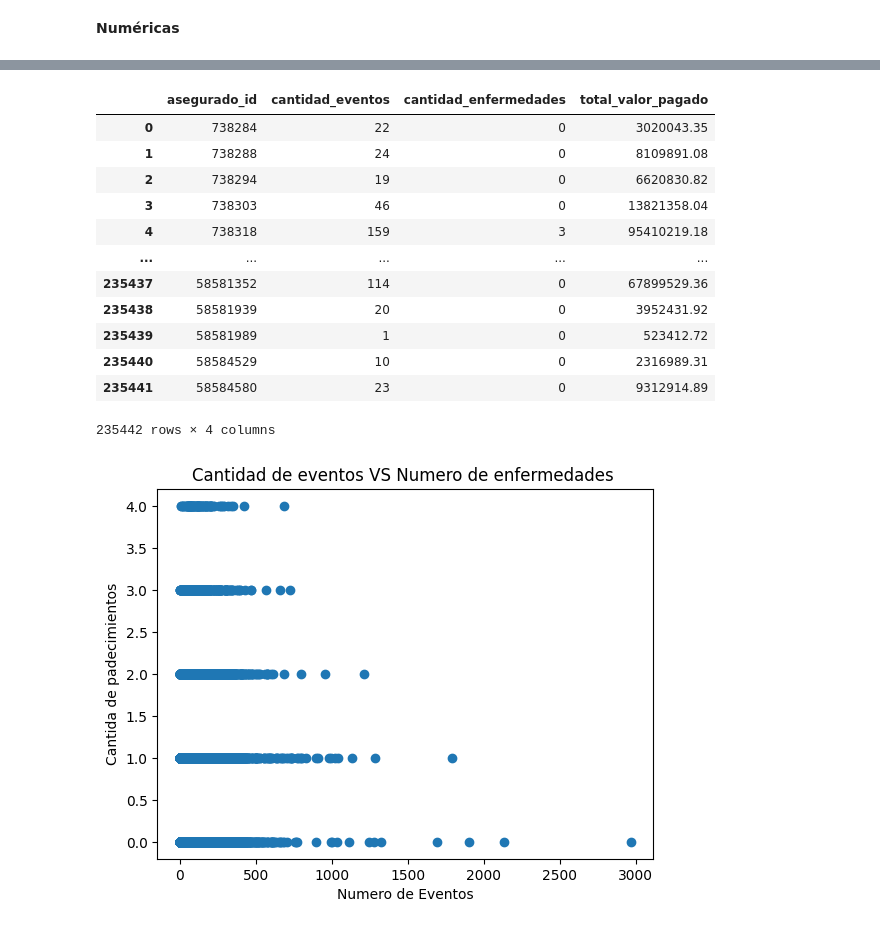
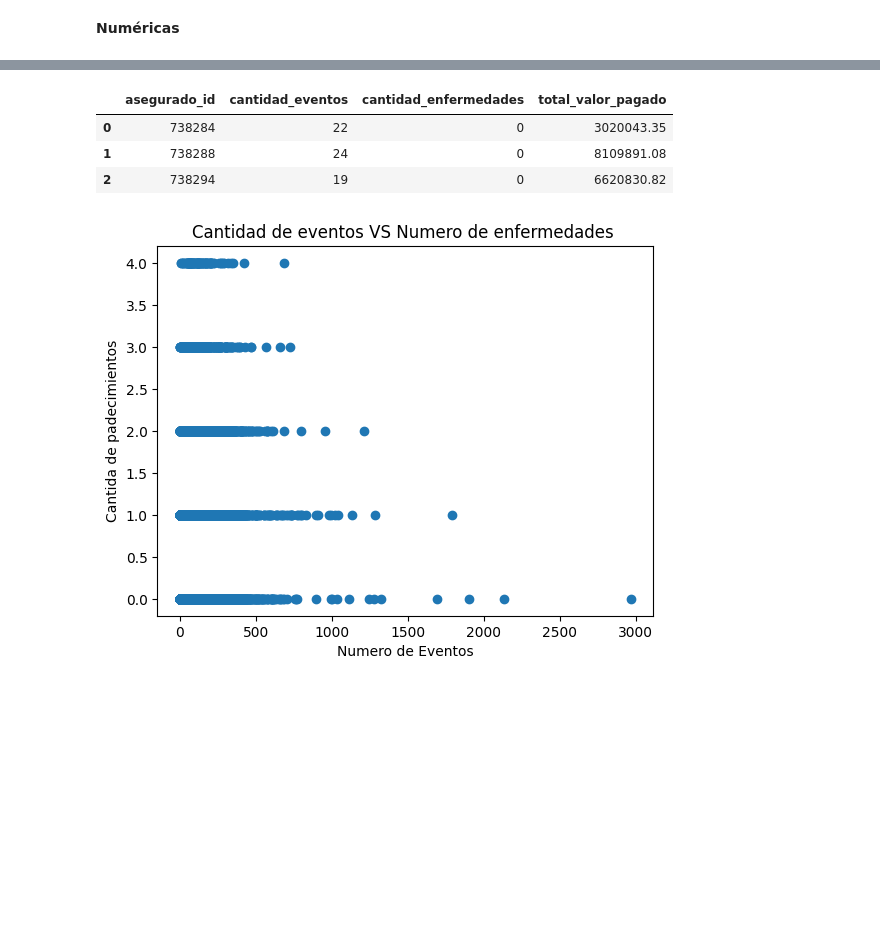
Before and after one commit to danielmancovidales/Aplicaciones-en-finanzas, a Jupyter notebook: Exploratorio.ipynb, the cells around one changed output, grey strips where cells are left out. Saved outputs shown, nothing was run; the diff lists cells and outputs as text; code cells hidden in the pictures; blank space fills up the shorter version.

```diff
--- a/Exploratorio.ipynb
+++ b/Exploratorio.ipynb
@@ -63,6 +41,9 @@ df_filtrado.head(2)
 
 # redondeo
 df_filtrado['valor_pagado']=df_filtrado['valor_pagado'].round(2)
+
+## eliminacion de la columna mes pago
+df_filtrado = df_filtrado.drop('mes_pago', axis=1)
 # %%
 #Consulta para saber qué valores tiene la variable genero
 df_filtrado["genero"].value_counts()
@@ -281,19 +201,10 @@ df_unido
 # %%
-df_unido_1
+df_unido_1.head(3)
 # %% [output]
 |  | asegurado_id | cantidad_eventos | cantidad_enfermedades | total_valor_pagado |
 | 0 | 738284 | 22 | 0 | 3020043.35 |
 | 1 | 738288 | 24 | 0 | 8109891.08 |
 | 2 | 738294 | 19 | 0 | 6620830.82 |
-| 3 | 738303 | 46 | 0 | 13821358.04 |
-| 4 | 738318 | 159 | 3 | 95410219.18 |
-| ... | ... | ... | ... | ... |
-| 235437 | 58581352 | 114 | 0 | 67899529.36 |
-| 235438 | 58581939 | 20 | 0 | 3952431.92 |
-| 235439 | 58581989 | 1 | 0 | 523412.72 |
-| 235440 | 58584529 | 10 | 0 | 2316989.31 |
-| 235441 | 58584580 | 23 | 0 | 9312914.89 |
-235442 rows × 4 columns
 # %%
 #### Grafica para ver la relacion de la Cantidad de eventos por la cantidad de enfermedades que padece el paciente
 x = df_unido['cantidad_eventos']
```
Also changed, not shown: parts of 21 cells of this notebook.
